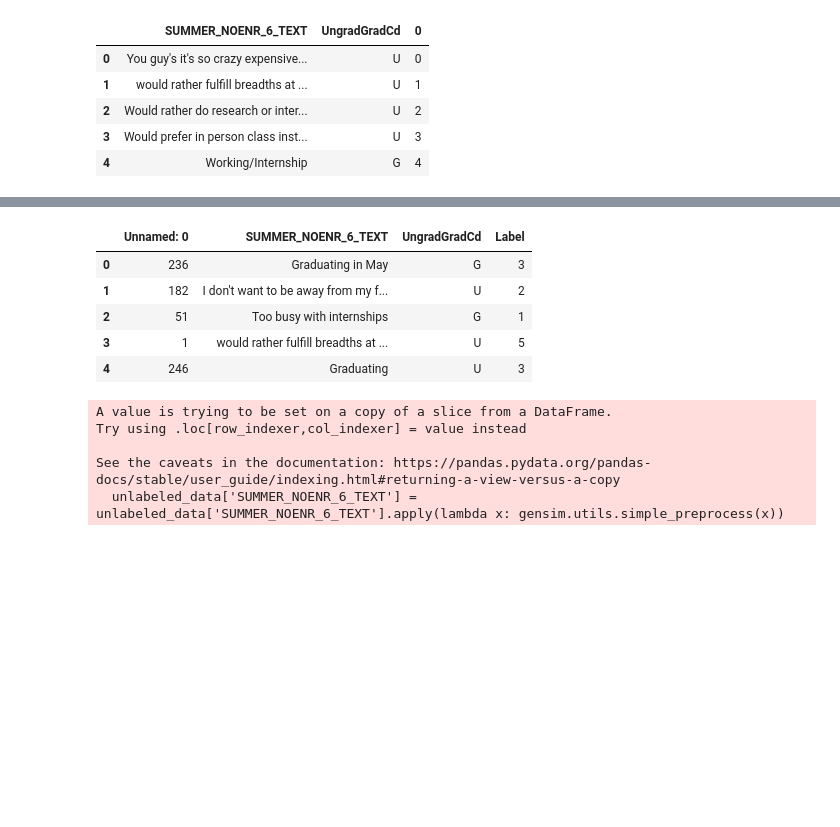
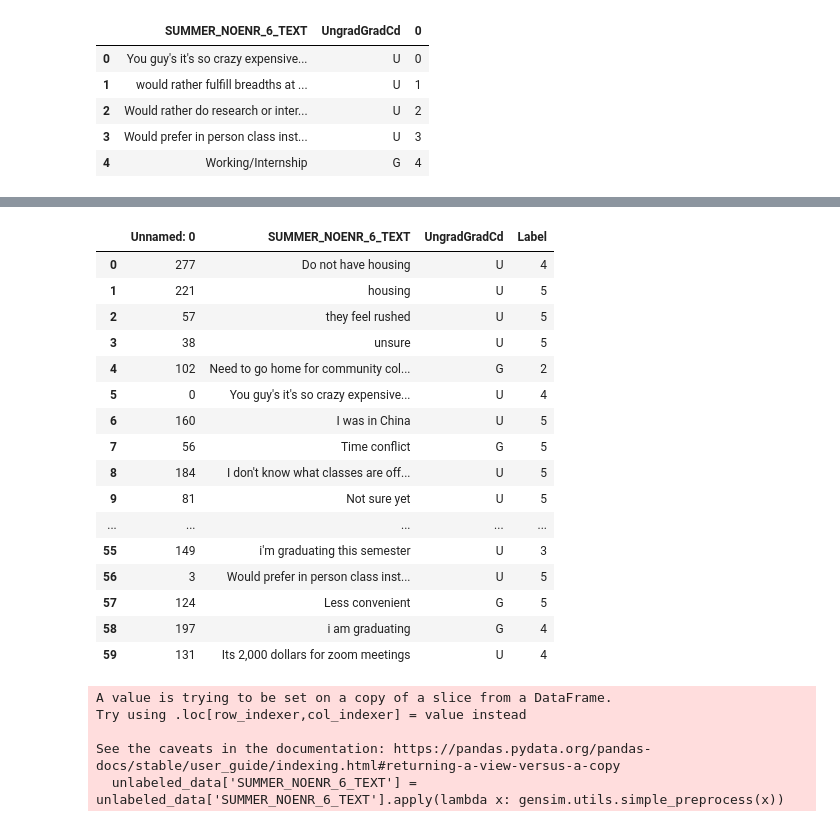
Before and after one commit to rrose-l/projects-, a Jupyter notebook: Student Pulse Survey Natural Language Processing/Spring 2023 Pulse Survey (No Summer Enrollment) NLP.ipynb, the cells around one changed output, grey strips where cells are left out. Saved outputs shown, nothing was run; the diff lists cells and outputs as text; code cells hidden in the pictures; blank space fills up the shorter version.

```diff
--- a/Student Pulse Survey Natural Language Processing/Spring 2023 Pulse Survey (No Summer Enrollment) NLP.ipynb
+++ b/Student Pulse Survey Natural Language Processing/Spring 2023 Pulse Survey (No Summer Enrollment) NLP.ipynb
@@ -51,14 +51,25 @@ training_data.head(5)
 # %%
 labeled_data = pd.read_excel('labeled_data.xlsx').loc[:,['Unnamed: 0', 'SUMMER_NOENR_6_TEXT', 'UngradGradCd', 'Label']]
 unlabeled_data = responses.loc[responses[0].apply(lambda x: x not in list(labeled_data['Unnamed: 0']))]
-labeled_data.head(5)
+labeled_data
 # %% [output]
 |  | Unnamed: 0 | SUMMER_NOENR_6_TEXT | UngradGradCd | Label |
-| 0 | 236 | Graduating in May | G | 3 |
-| 1 | 182 | I don't want to be away from my f... | U | 2 |
-| 2 | 51 | Too busy with internships | G | 1 |
-| 3 | 1 | would rather fulfill breadths at ... | U | 5 |
-| 4 | 246 | Graduating | U | 3 |
+| 0 | 277 | Do not have housing | U | 4 |
+| 1 | 221 | housing | U | 5 |
+| 2 | 57 | they feel rushed | U | 5 |
+| 3 | 38 | unsure | U | 5 |
+| 4 | 102 | Need to go home for community col... | G | 2 |
+| 5 | 0 | You guy's it's so crazy expensive... | U | 4 |
+| 6 | 160 | I was in China | U | 5 |
+| 7 | 56 | Time conflict | G | 5 |
+| 8 | 184 | I don't know what classes are off... | U | 5 |
+| 9 | 81 | Not sure yet | U | 5 |
+| ... | ... | ... | ... | ... |
+| 55 | 149 | i'm graduating this semester | U | 3 |
+| 56 | 3 | Would prefer in person class inst... | U | 5 |
+| 57 | 124 | Less convenient | G | 5 |
+| 58 | 197 | i am graduating | G | 4 |
+| 59 | 131 | Its 2,000 dollars for zoom meetings | U | 4 |
 # %%
 labeled_data['SUMMER_NOENR_6_TEXT'] = labeled_data['SUMMER_NOENR_6_TEXT'].apply(lambda x: gensim.utils.simple_preprocess(x))
 labeled_data = labeled_data.reset_index(drop=True)
```
Also changed, not shown: parts of 3 cells of this notebook.
